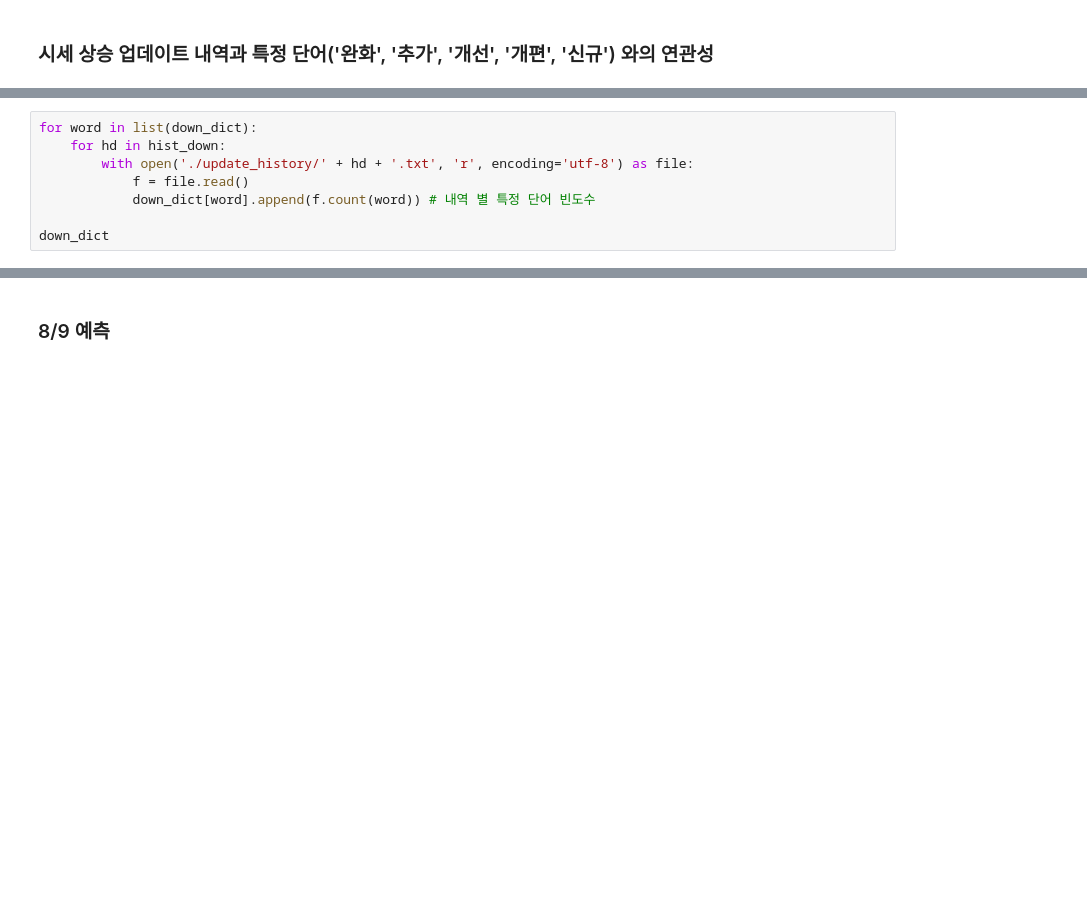
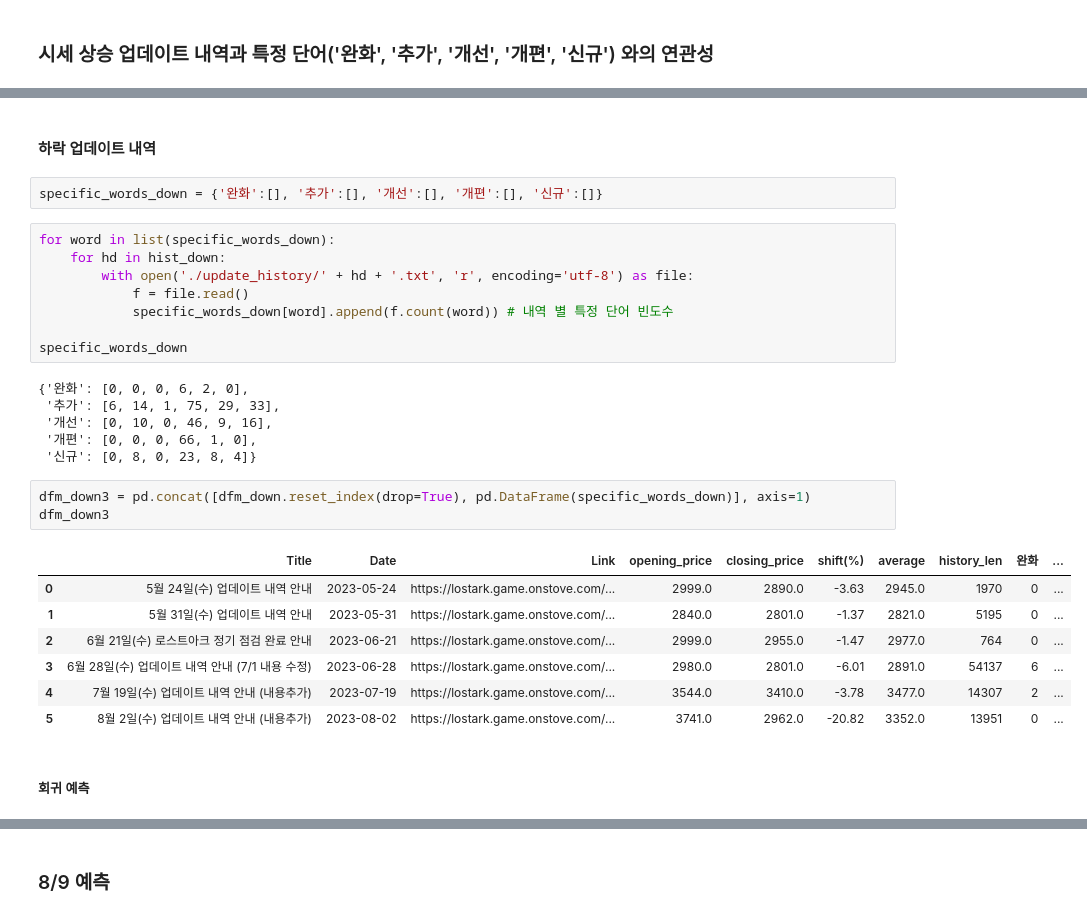
Before and after one commit to cosmos17/PF_LoaGold, a Jupyter notebook: 02_로아공지_분석.ipynb, the cells around one changed output, grey strips where cells are left out. Cells and saved outputs as stored; diff of their text form; blank space fills up the shorter version.

```diff
--- a/02_로아공지_분석.ipynb
+++ b/02_로아공지_분석.ipynb
@@ -393,8 +459,31 @@ dfm_down2
+# %% [markdown]
+#### 하락 업데이트 내역
+# %%
+specific_words_down = {'완화':[], '추가':[], '개선':[], '개편':[], '신규':[]}
 # %%
-for word in list(down_dict):
+for word in list(specific_words_down):
     for hd in hist_down:
         with open('./update_history/' + hd + '.txt', 'r', encoding='utf-8') as file:
             f = file.read()
-            down_dict[word].append(f.count(word)) # 내역 별 특정 단어 빈도수
+            specific_words_down[word].append(f.count(word)) # 내역 별 특정 단어 빈도수
 
-down_dict
+specific_words_down
+# %% [output]
+{'완화': [0, 0, 0, 6, 2, 0],
+ '추가': [6, 14, 1, 75, 29, 33],
+ '개선': [0, 10, 0, 46, 9, 16],
+ '개편': [0, 0, 0, 66, 1, 0],
+ '신규': [0, 8, 0, 23, 8, 4]}
+# %%
+dfm_down3 = pd.concat([dfm_down.reset_index(drop=True), pd.DataFrame(specific_words_down)], axis=1)
+dfm_down3
+# %% [output]
+|  | Title | Date | Link | opening_price | closing_price | shift(%) | average | history_len | 완화 | ... |
+| 0 | 5월 24일(수) 업데이트 내역 안내 | 2023-05-24 | https://lostark.game.onstove.com/... | 2999.0 | 2890.0 | -3.63 | 2945.0 | 1970 | 0 | ... |
+| 1 | 5월 31일(수) 업데이트 내역 안내 | 2023-05-31 | https://lostark.game.onstove.com/... | 2840.0 | 2801.0 | -1.37 | 2821.0 | 5195 | 0 | ... |
+| 2 | 6월 21일(수) 로스트아크 정기 점검 완료 안내 | 2023-06-21 | https://lostark.game.onstove.com/... | 2999.0 | 2955.0 | -1.47 | 2977.0 | 764 | 0 | ... |
+| 3 | 6월 28일(수) 업데이트 내역 안내 (7/1 내용 수정) | 2023-06-28 | https://lostark.game.onstove.com/... | 2980.0 | 2801.0 | -6.01 | 2891.0 | 54137 | 6 | ... |
+| 4 | 7월 19일(수) 업데이트 내역 안내 (내용추가) | 2023-07-19 | https://lostark.game.onstove.com/... | 3544.0 | 3410.0 | -3.78 | 3477.0 | 14307 | 2 | ... |
+| 5 | 8월 2일(수) 업데이트 내역 안내 (내용추가) | 2023-08-02 | https://lostark.game.onstove.com/... | 3741.0 | 2962.0 | -20.82 | 3352.0 | 13951 | 0 | ... |
+# %% [markdown]
+##### 회귀 예측
```
Also changed, not shown: parts of 17 cells of this notebook.
